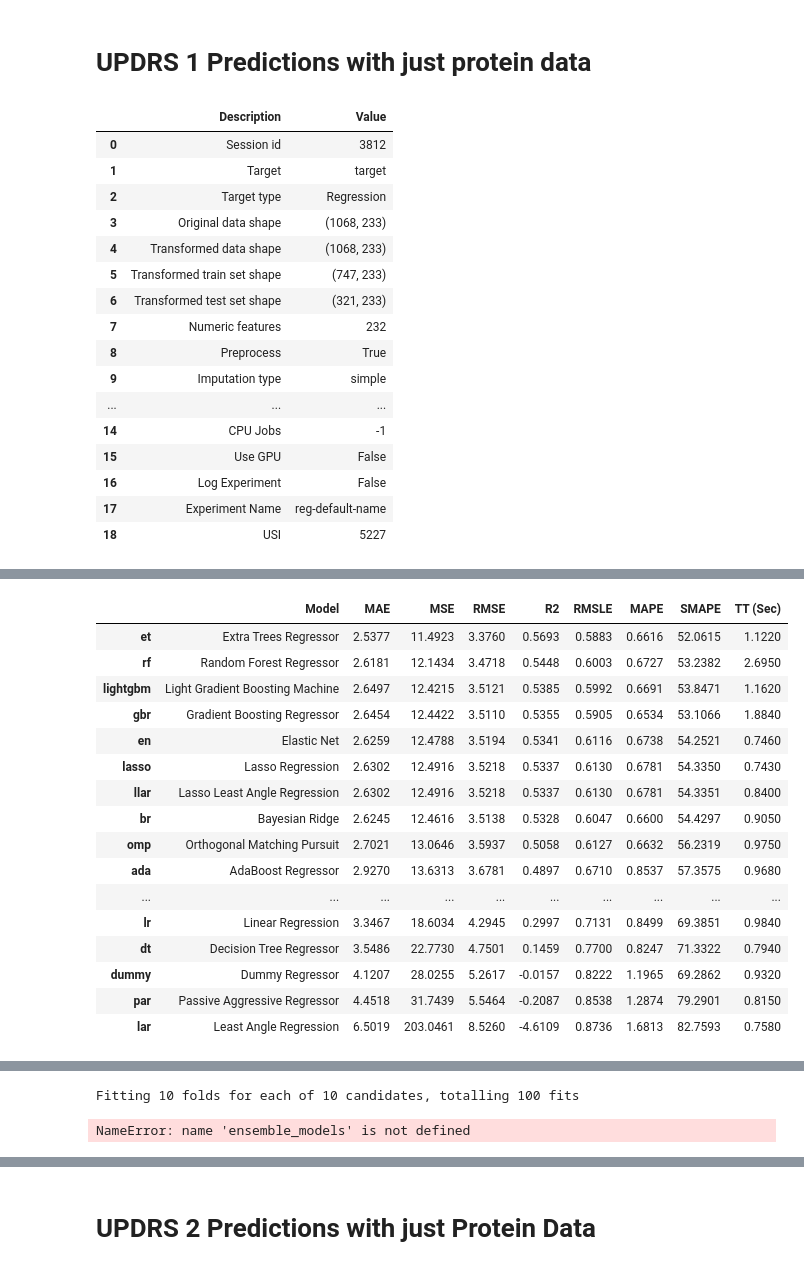
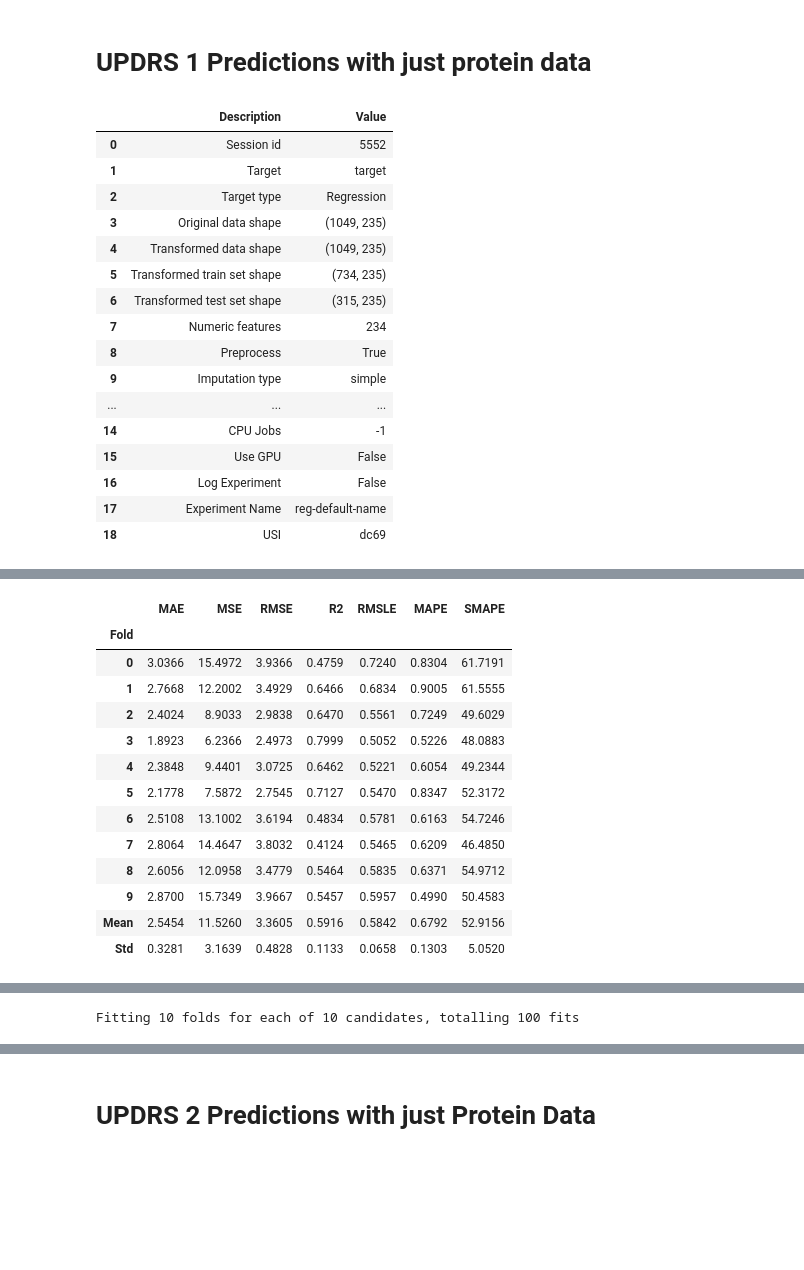
Before and after one commit to prithvidasgupta/si-618-parkinson-prediction, a Jupyter notebook: rough_work/featured_proteins.ipynb, the cells around one changed output, grey strips where cells are left out. Cells and saved outputs as stored; diff of their text form; code cells hidden in the pictures; blank space fills up the shorter version.

```diff
--- a/rough_work/featured_proteins.ipynb
+++ b/rough_work/featured_proteins.ipynb
@@ -23,3 +20,5 @@ npx_features = pd.pivot(proteins, index='visit_id',
+# %%
+npx_features = pd.read_csv('../processed_data/proteins_features.csv').set_index('visit_id')
 # %%
-npx_features = npx_features.fillna(0)
+#npx_features = npx_features.fillna(0)
 # %%
@@ -114,0 +107,8 @@ sns.pairplot(clinical_data[['updrs_1', 'updrs_2', 'updrs_3', 'updrs_4',
+# %%
+patient_visits = []
+for vi in clinical_data.index:
+    if vi.startswith('40200') or vi.startswith('64674') or vi.startswith('23391'):
+        patient_visits.append(vi)
+clinical_data_holdout = clinical_data[clinical_data.index.isin(patient_visits)]
+clinical_data_train = clinical_data[~clinical_data.index.isin(patient_visits)]
+clinical_data_holdout
@@ -115,56 +134,53 @@ sns.pairplot(clinical_data[['updrs_1', 'updrs_2', 'updrs_3', 'updrs_4',
 # %% [markdown]
 # UPDRS 1 Predictions with just protein data
 # %%
-dataset = pd.merge(clinical_data[['updrs_1', 'offset_updrs1_offset', 'offset_updrs2_offset','offset_updrs3_offset','offset_updrs4_offset','visit_month']],
+dataset = pd.merge(clinical_data_train[['updrs_1', 'offset_updrs1_offset', 'offset_updrs2_offset','offset_updrs3_offset','offset_updrs4_offset','visit_month']],
                    npx_features, how='inner', left_on=['visit_id'], right_on=['visit_id'])
 dataset.head()
 Y = dataset[dataset.columns[0]].values
 X = dataset[dataset.columns[6:]].values
 X_noscale = dataset[dataset.columns[1:6]].values
 X_scaled = StandardScaler().fit_transform(X)
 final_X = np.hstack((X_noscale, X_scaled))
 
 s = setup(data=final_X, target=Y)
 add_metric('SMAPE', 'SMAPE', smape, greater_is_better = False)
-best_model = compare_models(sort='R2')
-tuned_model = tune_model(best_model, choose_better=True, optimize='SMAPE')
-ensemble_u1 = ensemble_models(tuned_model, choose_better= True, n_estimators=20)
+b1 = create_model('et')
+t1 = tune_model(b1, choose_better=True, optimize='SMAPE')
+ensemble_u1 = ensemble_model(t1, choose_better= True, n_estimators=20)
 # %% [output]
 |  | Description | Value |
-| 0 | Session id | 3812 |
+| 0 | Session id | 5552 |
 | 1 | Target | target |
 | 2 | Target type | Regression |
-| 3 | Original data shape | (1068, 233) |
-| 4 | Transformed data shape | (1068, 233) |
-| 5 | Transformed train set shape | (747, 233) |
-| 6 | Transformed test set shape | (321, 233) |
-| 7 | Numeric features | 232 |
+| 3 | Original data shape | (1049, 235) |
+| 4 | Transformed data shape | (1049, 235) |
+| 5 | Transformed train set shape | (734, 235) |
+| 6 | Transformed test set shape | (315, 235) |
+| 7 | Numeric features | 234 |
 | 8 | Preprocess | True |
 | 9 | Imputation type | simple |
 | ... | ... | ... |
 | 14 | CPU Jobs | -1 |
 | 15 | Use GPU | False |
 | 16 | Log Experiment | False |
 | 17 | Experiment Name | reg-default-name |
-| 18 | USI | 5227 |
+| 18 | USI | dc69 |
 [interactive output not drawn]
-|  | Model | MAE | MSE | RMSE | R2 | RMSLE | MAPE | SMAPE | TT (Sec) |
-| et | Extra Trees Regressor | 2.5377 | 11.4923 | 3.3760 | 0.5693 | 0.5883 | 0.6616 | 52.0615 | 1.1220 |
-| rf | Random Forest Regressor | 2.6181 | 12.1434 | 3.4718 | 0.5448 | 0.6003 | 0.6727 | 53.2382 | 2.6950 |
-| lightgbm | Light Gradient Boosting Machine | 2.6497 | 12.4215 | 3.5121 | 0.5385 | 0.5992 | 0.6691 | 53.8471 | 1.1620 |
-| gbr | Gradient Boosting Regressor | 2.6454 | 12.4422 | 3.5110 | 0.5355 | 0.5905 | 0.6534 | 53.1066 | 1.8840 |
-| en | Elastic Net | 2.6259 | 12.4788 | 3.5194 | 0.5341 | 0.6116 | 0.6738 | 54.2521 | 0.7460 |
-| lasso | Lasso Regression | 2.6302 | 12.4916 | 3.5218 | 0.5337 | 0.6130 | 0.6781 | 54.3350 | 0.7430 |
-| llar | Lasso Least Angle Regression | 2.6302 | 12.4916 | 3.5218 | 0.5337 | 0.6130 | 0.6781 | 54.3351 | 0.8400 |
-| br | Bayesian Ridge | 2.6245 | 12.4616 | 3.5138 | 0.5328 | 0.6047 | 0.6600 | 54.4297 | 0.9050 |
-| omp | Orthogonal Matching Pursuit | 2.7021 | 13.0646 | 3.5937 | 0.5058 | 0.6127 | 0.6632 | 56.2319 | 0.9750 |
-| ada | AdaBoost Regressor | 2.9270 | 13.6313 | 3.6781 | 0.4897 | 0.6710 | 0.8537 | 57.3575 | 0.9680 |
-| ... | ... | ... | ... | ... | ... | ... | ... | ... | ... |
-| lr | Linear Regression | 3.3467 | 18.6034 | 4.2945 | 0.2997 | 0.7131 | 0.8499 | 69.3851 | 0.9840 |
-| dt | Decision Tree Regressor | 3.5486 | 22.7730 | 4.7501 | 0.1459 | 0.7700 | 0.8247 | 71.3322 | 0.7940 |
-| dummy | Dummy Regressor | 4.1207 | 28.0255 | 5.2617 | -0.0157 | 0.8222 | 1.1965 | 69.2862 | 0.9320 |
-| par | Passive Aggressive Regressor | 4.4518 | 31.7439 | 5.5464 | -0.2087 | 0.8538 | 1.2874 | 79.2901 | 0.8150 |
-| lar | Least Angle Regression | 6.5019 | 203.0461 | 8.5260 | -4.6109 | 0.8736 | 1.6813 | 82.7593 | 0.7580 |
+|  | MAE | MSE | RMSE | R2 | RMSLE | MAPE | SMAPE |
+| Fold |  |  |  |  |  |  |  |
+| 0 | 3.0366 | 15.4972 | 3.9366 | 0.4759 | 0.7240 | 0.8304 | 61.7191 |
+| 1 | 2.7668 | 12.2002 | 3.4929 | 0.6466 | 0.6834 | 0.9005 | 61.5555 |
+| 2 | 2.4024 | 8.9033 | 2.9838 | 0.6470 | 0.5561 | 0.7249 | 49.6029 |
+| 3 | 1.8923 | 6.2366 | 2.4973 | 0.7999 | 0.5052 | 0.5226 | 48.0883 |
+| 4 | 2.3848 | 9.4401 | 3.0725 | 0.6462 | 0.5221 | 0.6054 | 49.2344 |
+| 5 | 2.1778 | 7.5872 | 2.7545 | 0.7127 | 0.5470 | 0.8347 | 52.3172 |
+| 6 | 2.5108 | 13.1002 | 3.6194 | 0.4834 | 0.5781 | 0.6163 | 54.7246 |
+| 7 | 2.8064 | 14.4647 | 3.8032 | 0.4124 | 0.5465 | 0.6209 | 46.4850 |
+| 8 | 2.6056 | 12.0958 | 3.4779 | 0.5464 | 0.5835 | 0.6371 | 54.9712 |
+| 9 | 2.8700 | 15.7349 | 3.9667 | 0.5457 | 0.5957 | 0.4990 | 50.4583 |
+| Mean | 2.5454 | 11.5260 | 3.3605 | 0.5916 | 0.5842 | 0.6792 | 52.9156 |
+| Std | 0.3281 | 3.1639 | 0.4828 | 0.1133 | 0.0658 | 0.1303 | 5.0520 |
 [interactive output not drawn]
 [interactive output not drawn]
 |  | MAE | MSE | RMSE | R2 | RMSLE | MAPE | SMAPE |
@@ -184,3 +200,2 @@ ensemble_u1 = ensemble_models(tuned_model, choose_better= True, n_estimators=20)
 [interactive output not drawn]
 Fitting 10 folds for each of 10 candidates, totalling 100 fits
-NameError: name 'ensemble_models' is not defined
```
Also changed, not shown: parts of 18 cells of this notebook.
